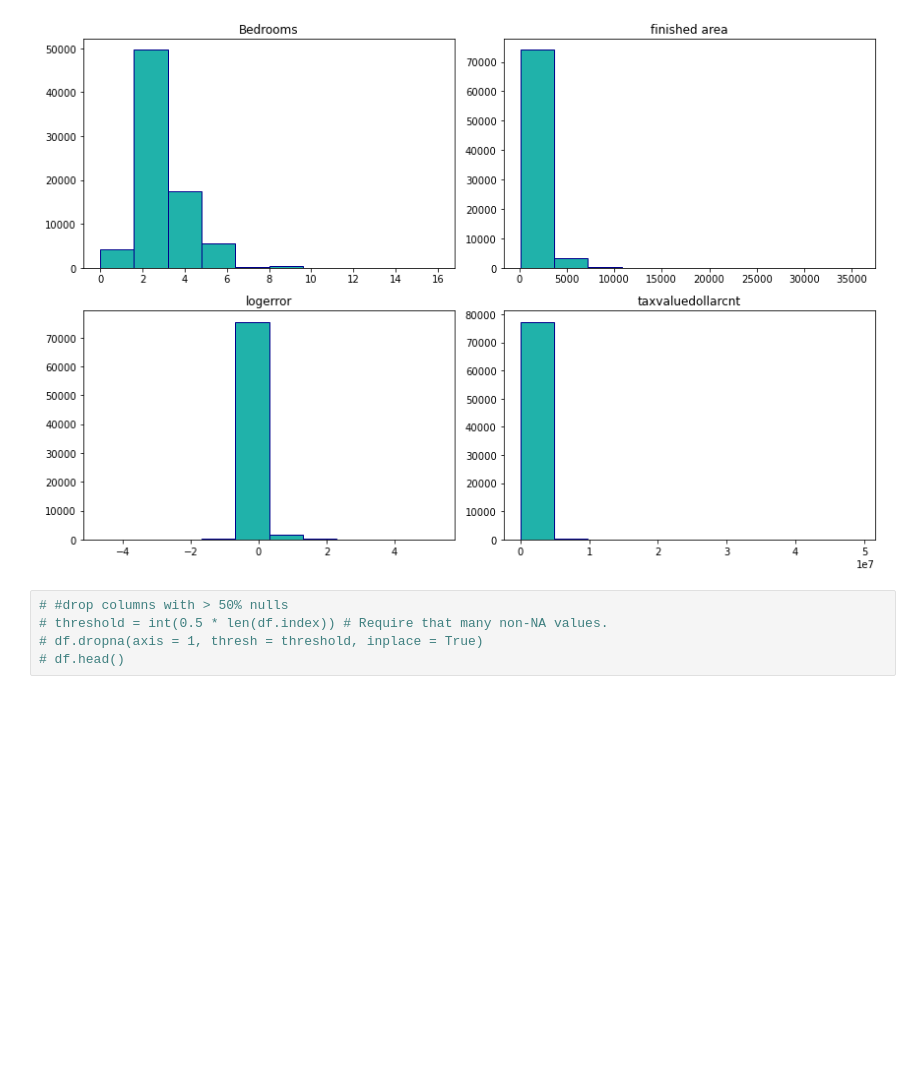
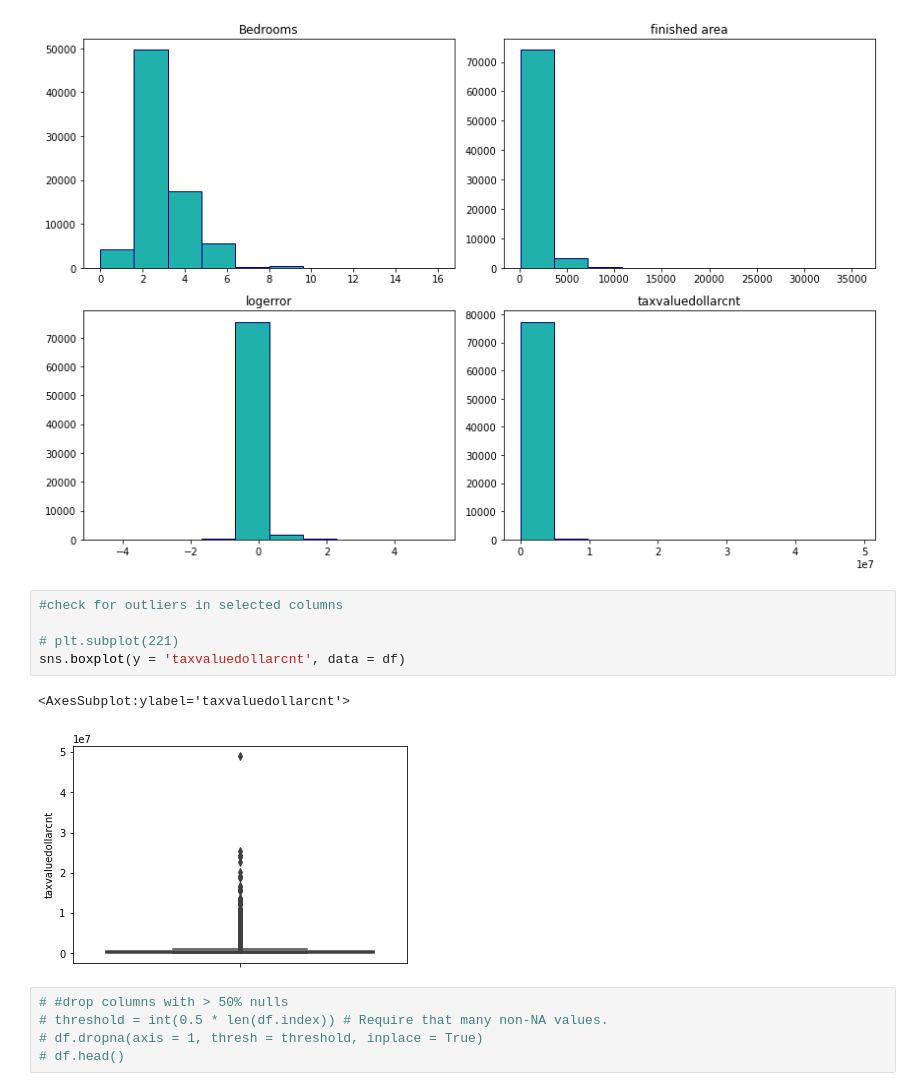
Before and after one commit to barbmarques/clustering-exercises, a Jupyter notebook: zillow-acquire-prep.ipynb, the cells around one changed output. Cells and saved outputs as stored; diff of their text form; blank space fills up the shorter version.

```diff
--- a/zillow-acquire-prep.ipynb
+++ b/zillow-acquire-prep.ipynb
@@ -235,6 +255,14 @@ plt.title('taxvaluedollarcnt')
 plt.tight_layout();
 # %% [output]
 [figure]
+# %%
+#check for outliers in selected columns
+
+# plt.subplot(221)
+sns.boxplot(y = 'taxvaluedollarcnt', data = df)
+# %% [output]
+<AxesSubplot:ylabel='taxvaluedollarcnt'>
+[figure, added]
 # %%
 # #drop columns with > 50% nulls
 # threshold = int(0.5 * len(df.index)) # Require that many non-NA values.
```
Also changed, not shown: parts of 14 cells of this notebook, 1 other file.
